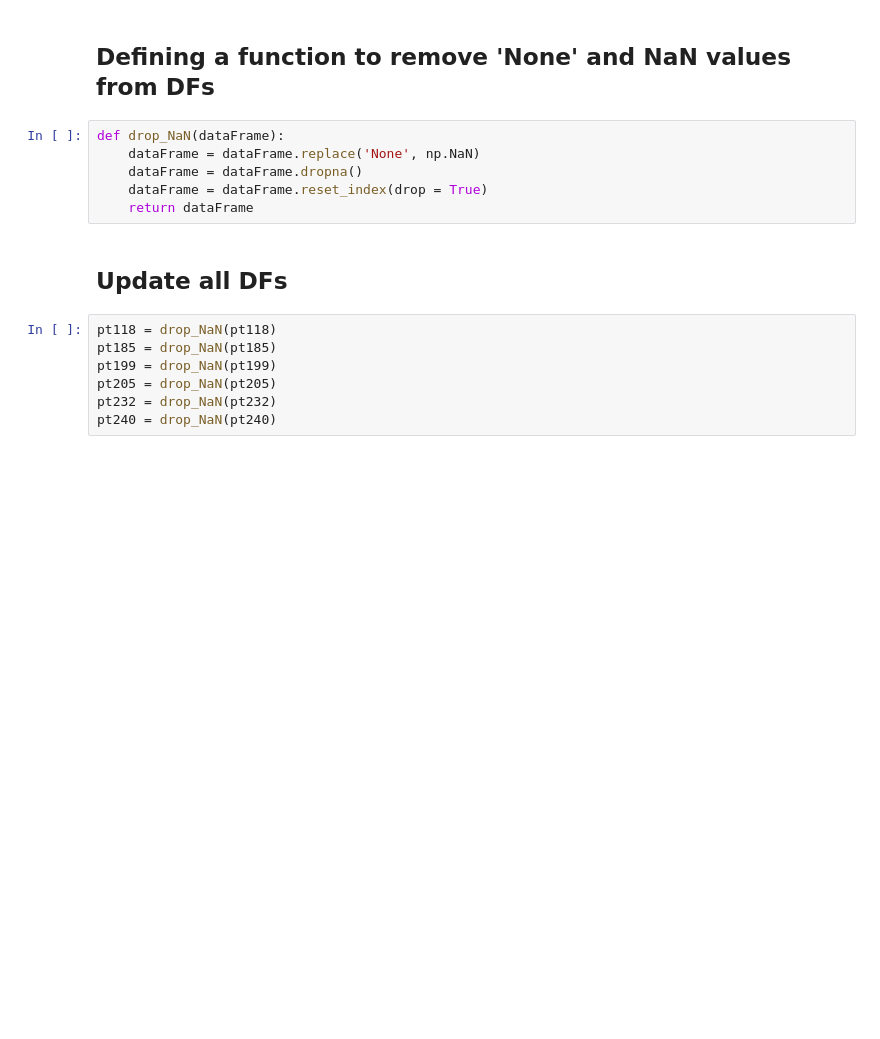
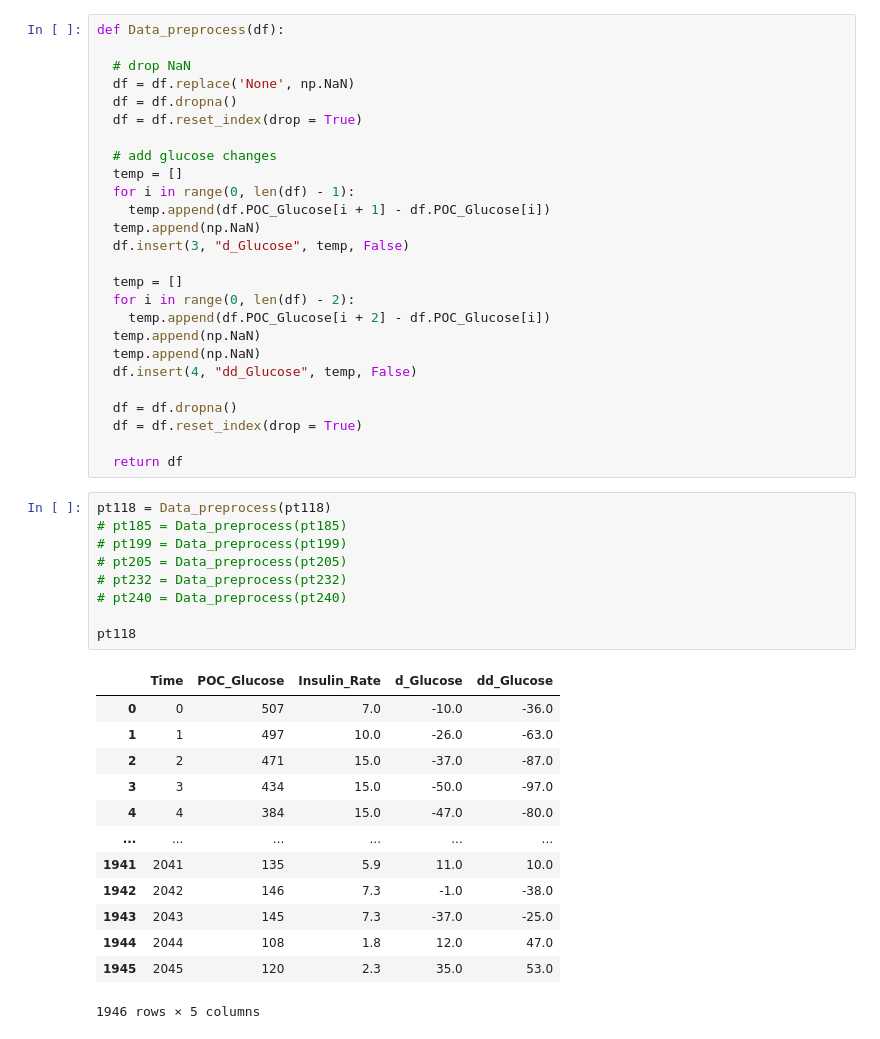
Before and after one commit to oliverZZ/193B_Glucose_Monitor, a Jupyter notebook: Glucose_monitoring.ipynb, the cells around one changed output. Cells and saved outputs as stored; diff of their text form; blank space fills up the shorter version.

```diff
--- a/Glucose_monitoring.ipynb
+++ b/Glucose_monitoring.ipynb
@@ -16,17 +30,49 @@ pt240 = pd.read_excel('Burn_Glucose_Data.xlsx', sheet_name = '240', header = 1,
-# %% [markdown]
-## Defining a function to remove 'None' and NaN values from DFs
-# %%
-def drop_NaN(dataFrame):
-    dataFrame = dataFrame.replace('None', np.NaN)
-    dataFrame = dataFrame.dropna()
-    dataFrame = dataFrame.reset_index(drop = True)
-    return dataFrame
-# %% [markdown]
-## Update all DFs
+# %%
+def Data_preprocess(df):
+
+  # drop NaN
+  df = df.replace('None', np.NaN)
+  df = df.dropna()
+  df = df.reset_index(drop = True)
+
+  # add glucose changes
+  temp = []
+  for i in range(0, len(df) - 1):
+    temp.append(df.POC_Glucose[i + 1] - df.POC_Glucose[i])
+  temp.append(np.NaN)
+  df.insert(3, "d_Glucose", temp, False)
+
+  temp = []
+  for i in range(0, len(df) - 2):
+    temp.append(df.POC_Glucose[i + 2] - df.POC_Glucose[i])
+  temp.append(np.NaN)
+  temp.append(np.NaN)
+  df.insert(4, "dd_Glucose", temp, False)
+
+  df = df.dropna()
+  df = df.reset_index(drop = True)
+
+  return df
 # %%
-pt118 = drop_NaN(pt118)
-pt185 = drop_NaN(pt185)
-pt199 = drop_NaN(pt199)
-pt205 = drop_NaN(pt205)
-pt232 = drop_NaN(pt232)
-pt240 = drop_NaN(pt240)
+pt118 = Data_preprocess(pt118)
+# pt185 = Data_preprocess(pt185)
+# pt199 = Data_preprocess(pt199)
+# pt205 = Data_preprocess(pt205)
+# pt232 = Data_preprocess(pt232)
+# pt240 = Data_preprocess(pt240)
+
+pt118
+# %% [output]
+|  | Time | POC_Glucose | Insulin_Rate | d_Glucose | dd_Glucose |
+| 0 | 0 | 507 | 7.0 | -10.0 | -36.0 |
+| 1 | 1 | 497 | 10.0 | -26.0 | -63.0 |
+| 2 | 2 | 471 | 15.0 | -37.0 | -87.0 |
+| 3 | 3 | 434 | 15.0 | -50.0 | -97.0 |
+| 4 | 4 | 384 | 15.0 | -47.0 | -80.0 |
+| ... | ... | ... | ... | ... | ... |
+| 1941 | 2041 | 135 | 5.9 | 11.0 | 10.0 |
+| 1942 | 2042 | 146 | 7.3 | -1.0 | -38.0 |
+| 1943 | 2043 | 145 | 7.3 | -37.0 | -25.0 |
+| 1944 | 2044 | 108 | 1.8 | 12.0 | 47.0 |
+| 1945 | 2045 | 120 | 2.3 | 35.0 | 53.0 |
+1946 rows × 5 columns
```
Also changed, not shown: parts of 21 cells of this notebook, 1 other file.
